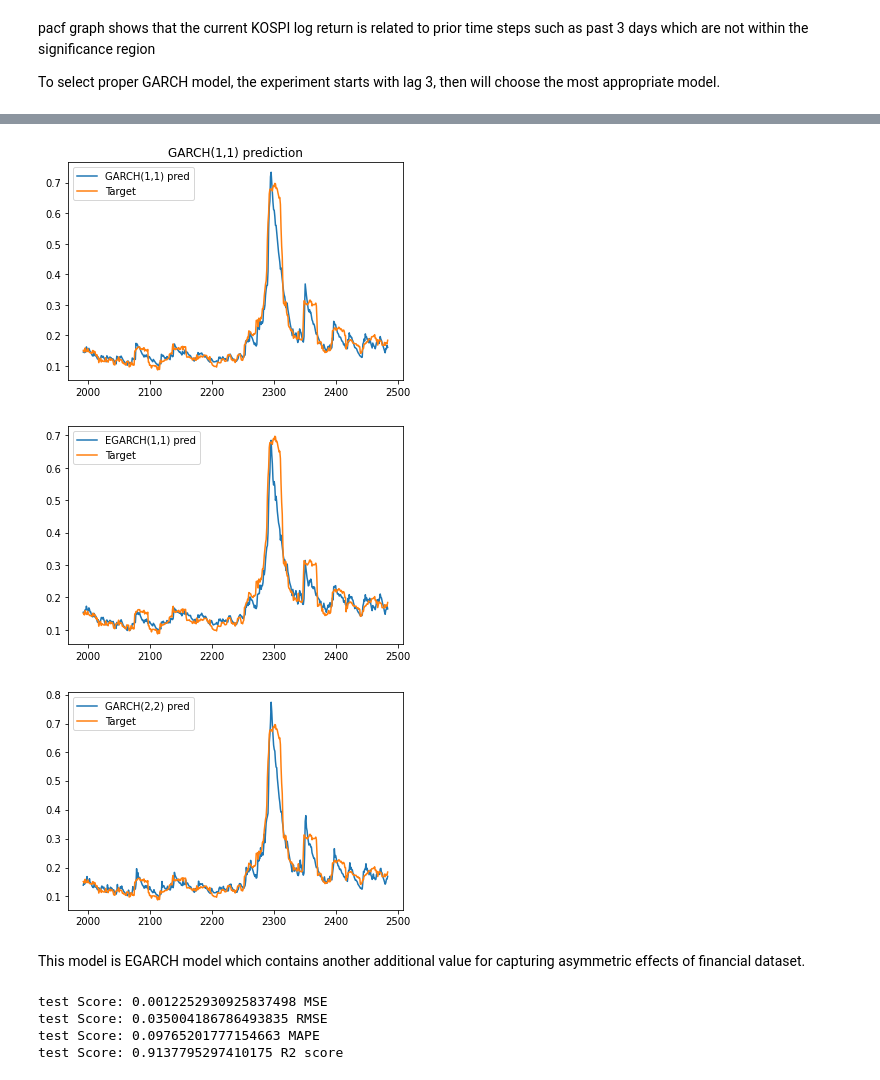
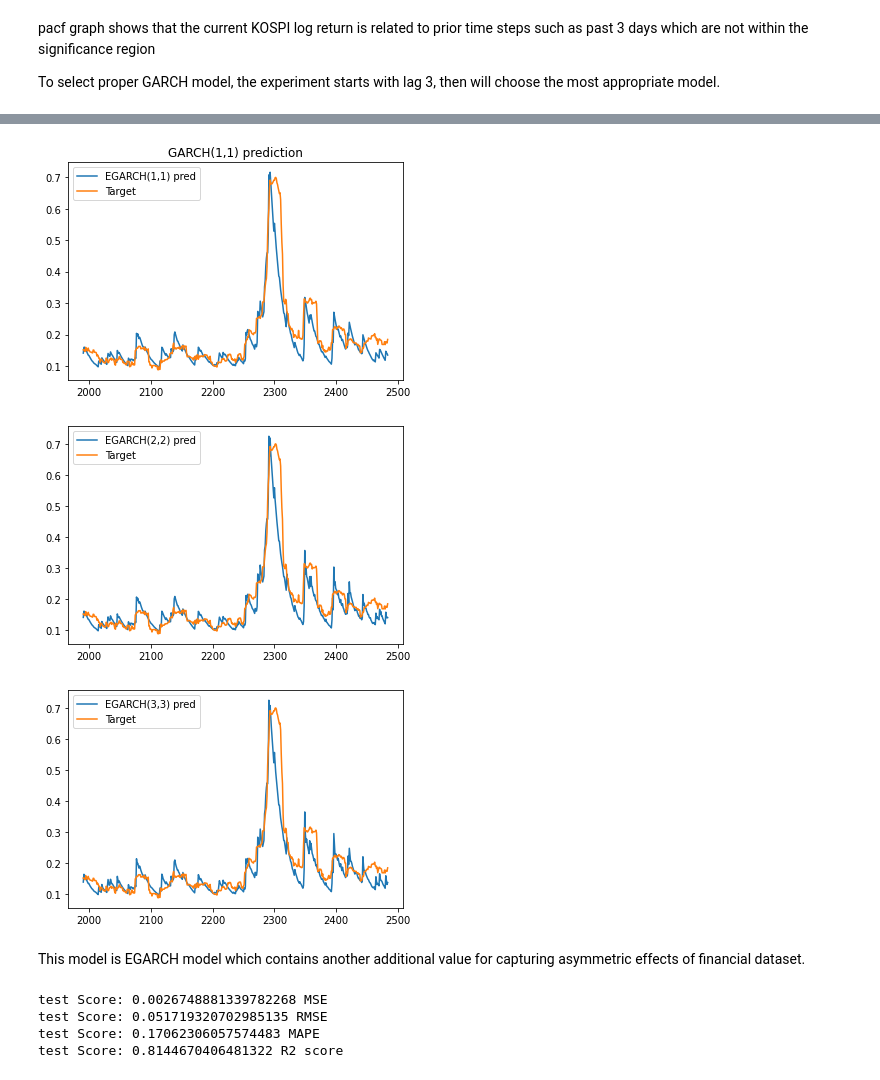
Before and after one commit to eddie8615/cs_project, a Jupyter notebook: garch.ipynb, the cells around one changed output, grey strips where cells are left out. Saved outputs shown, nothing was run; the diff lists cells and outputs as text; code cells hidden in the pictures.

```diff
--- a/garch.ipynb
+++ b/garch.ipynb
@@ -7,6 +7,6 @@ import arch
 from arch import arch_model
 import data_reader as dr
 # %%
-data, source = dr.read('kospi.csv')
+data = dr.read()
 data.info()
 # %% [output]
@@ -480,9 +448,9 @@ lag3_pred = []
 
 for i in range(testSize, len(data_cleaned)):
     train = logreturns[:i-1]*100
-    lag1 = arch_model(train,p=1,q=1, dist='skewt')
-    lag2 = arch_model(train,p=1,q=1, vol='egarch',dist='skewt')
-    lag3 = arch_model(train,p=2,q=2, dist='skewt')
+    lag1 = arch_model(train,p=1,q=1, o=1)
+    lag2 = arch_model(train,p=2,q=2, o=1)
+    lag3 = arch_model(train,p=3,q=3, o=1)
     model_fit = lag1.fit(disp='off')
     fit2 = lag2.fit(disp='off')
     fit3 = lag3.fit(disp='off')
@@ -498,7 +466,7 @@ rolling_predictions2 = pd.Series(lag2_pred, index=logreturns.index[testSize:])
 rolling_predictions3 = pd.Series(lag3_pred, index=logreturns.index[testSize:])
 target = data_cleaned[['Target22']].iloc[testSize:]
 # %%
-plt.plot(rolling_predictions1, label='GARCH(1,1) pred')
+plt.plot(rolling_predictions1, label='EGARCH(1,1) pred')
 # plt.plot(rolling_predictions2, label='EGARCH(2,3) pred')
 # plt.plot(rolling_predictions3, label='GARCH(3,3) pred')
 plt.plot(data_cleaned['Target22'][testSize:], label='Target')
@@ -507,23 +475,23 @@ plt.legend()
 # plt.savefig("images/garch11.png")
 plt.show()
 # %% [output]
-[figure, old version]
+[figure, new version]
 # %%
-plt.plot(rolling_predictions2, label='EGARCH(1,1) pred')
+plt.plot(rolling_predictions2, label='EGARCH(2,2) pred')
 plt.plot(data_cleaned['Target22'][testSize:], label='Target')
 plt.legend()
 # plt.savefig("images/garch(1,1).png")
 plt.show()
 # %% [output]
-[figure, old version]
+[figure, new version]
 # %%
-plt.plot(rolling_predictions3, label='GARCH(2,2) pred')
+plt.plot(rolling_predictions3, label='EGARCH(3,3) pred')
 plt.plot(data_cleaned['Target22'][testSize:], label='Target')
 plt.legend()
 # plt.savefig("images/garch(1,1).png")
 plt.show()
 # %% [output]
-[figure, old version]
+[figure, new version]
 # %% [markdown]
 This model is EGARCH model which contains another additional value for capturing asymmetric
 effects of financial dataset.
@@ -546,10 +514,10 @@ import metrics as mt
 # %%
 mt.testScore(rolling_predictions1, target)
 # %% [output]
-test Score: 0.0012252930925837498 MSE
-test Score: 0.035004186786493835 RMSE
-test Score: 0.09765201777154663 MAPE
-test Score: 0.9137795297410175 R2 score
+test Score: 0.0026748881339782268 MSE
+test Score: 0.051719320702985135 RMSE
+test Score: 0.17062306057574483 MAPE
+test Score: 0.8144670406481322 R2 score
 # %%
 mt.testScore(rolling_predictions2, target)
 # %% [output]
```
Also changed, not shown: parts of 16 cells of this notebook, 11 other files.
